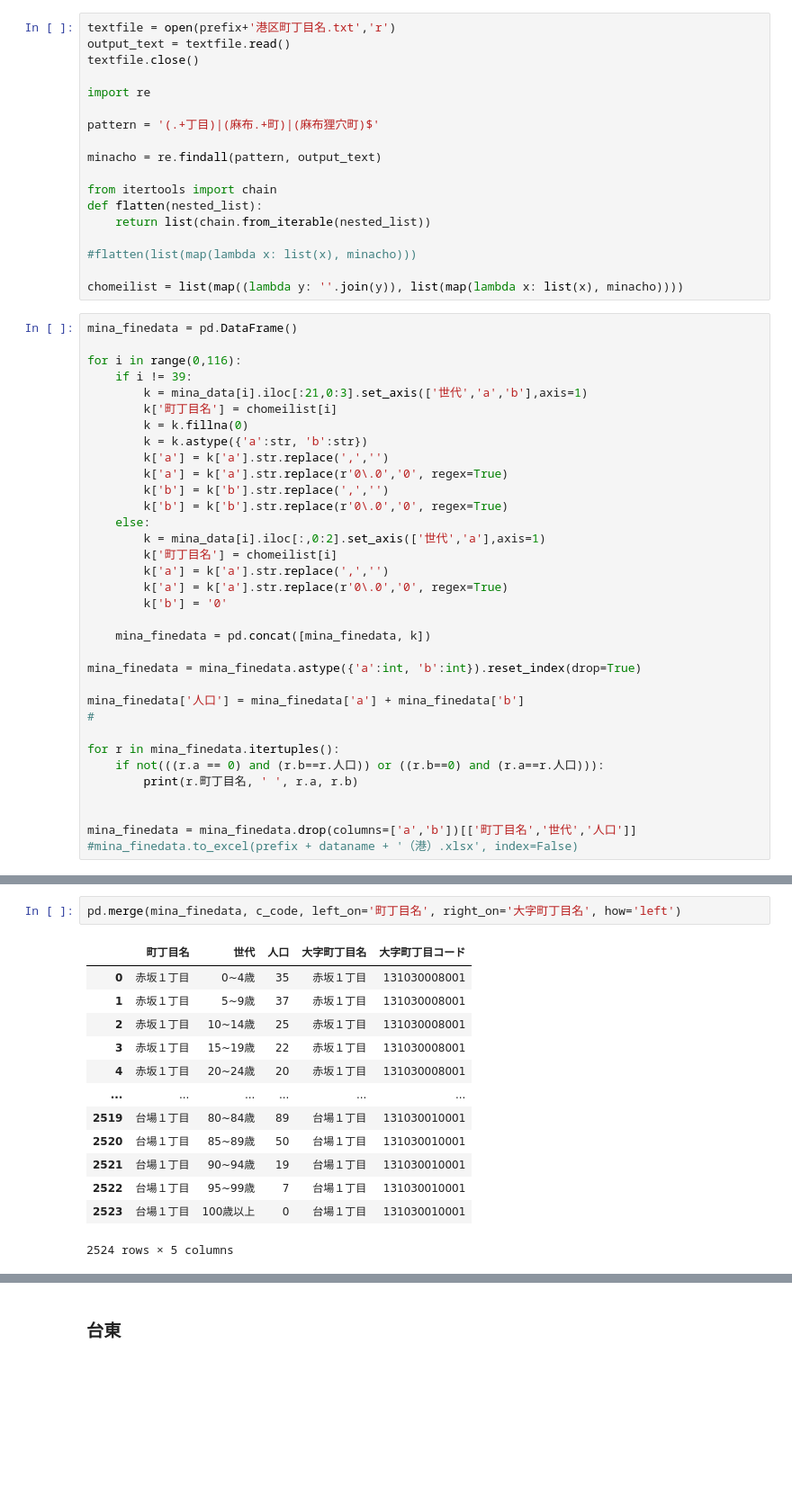
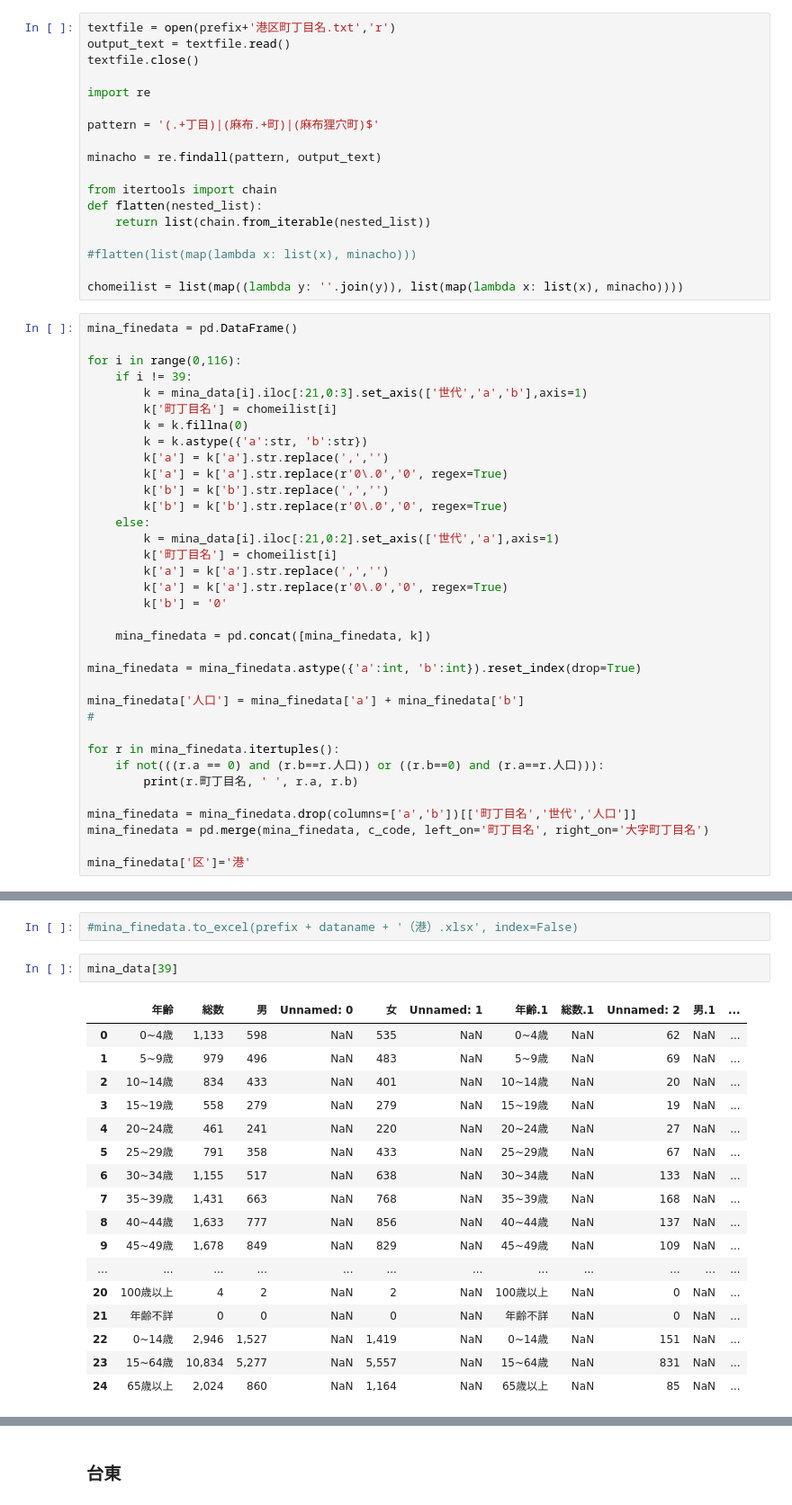
Before and after one commit to MasaoMori/Tokyo_Ward_Assembly_Election, a Jupyter notebook: jupyter/Population_age.ipynb, the cells around one changed output, grey strips where cells are left out. Shown: that part at 90% size. Saved outputs shown, nothing was run; the diff lists cells and outputs as text; blank space fills up the shorter version.

```diff
--- a/jupyter/Population_age.ipynb
+++ b/jupyter/Population_age.ipynb
@@ -284,7 +206,7 @@ for i in range(0,116):
         k['b'] = k['b'].str.replace(',','')
         k['b'] = k['b'].str.replace(r'0\.0','0', regex=True)
     else:
-        k = mina_data[i].iloc[:,0:2].set_axis(['世代','a'],axis=1)
+        k = mina_data[i].iloc[:21,0:2].set_axis(['世代','a'],axis=1)
         k['町丁目名'] = chomeilist[i]
         k['a'] = k['a'].str.replace(',','')
         k['a'] = k['a'].str.replace(r'0\.0','0', regex=True)
@@ -301,6 +223,7 @@ for r in mina_finedata.itertuples():
     if not(((r.a == 0) and (r.b==r.人口)) or ((r.b==0) and (r.a==r.人口))):
         print(r.町丁目名, ' ', r.a, r.b)
 
+mina_finedata = mina_finedata.drop(columns=['a','b'])[['町丁目名','世代','人口']]
+mina_finedata = pd.merge(mina_finedata, c_code, left_on='町丁目名', right_on='大字町丁目名')
 
-mina_finedata = mina_finedata.drop(columns=['a','b'])[['町丁目名','世代','人口']]
-#mina_finedata.to_excel(prefix + dataname + '（港）.xlsx', index=False)
+mina_finedata['区']='港'
@@ -322,17 +230,23 @@ c_code[c_code['大字町丁目名'].str.contains('赤坂')]
-# %%
-pd.merge(mina_finedata, c_code, left_on='町丁目名', right_on='大字町丁目名', how='left')
-# %% [output]
-|  | 町丁目名 | 世代 | 人口 | 大字町丁目名 | 大字町丁目コード |
-| 0 | 赤坂１丁目 | 0~4歳 | 35 | 赤坂１丁目 | 131030008001 |
-| 1 | 赤坂１丁目 | 5~9歳 | 37 | 赤坂１丁目 | 131030008001 |
-| 2 | 赤坂１丁目 | 10~14歳 | 25 | 赤坂１丁目 | 131030008001 |
-| 3 | 赤坂１丁目 | 15~19歳 | 22 | 赤坂１丁目 | 131030008001 |
-| 4 | 赤坂１丁目 | 20~24歳 | 20 | 赤坂１丁目 | 131030008001 |
-| ... | ... | ... | ... | ... | ... |
-| 2519 | 台場１丁目 | 80~84歳 | 89 | 台場１丁目 | 131030010001 |
-| 2520 | 台場１丁目 | 85~89歳 | 50 | 台場１丁目 | 131030010001 |
-| 2521 | 台場１丁目 | 90~94歳 | 19 | 台場１丁目 | 131030010001 |
-| 2522 | 台場１丁目 | 95~99歳 | 7 | 台場１丁目 | 131030010001 |
-| 2523 | 台場１丁目 | 100歳以上 | 0 | 台場１丁目 | 131030010001 |
-2524 rows × 5 columns
+# %%
+#mina_finedata.to_excel(prefix + dataname + '（港）.xlsx', index=False)
+# %%
+mina_data[39]
+# %% [output]
+|  | 年齢 | 総数 | 男 | Unnamed: 0 | 女 | Unnamed: 1 | 年齢.1 | 総数.1 | Unnamed: 2 | 男.1 | ... |
+| 0 | 0~4歳 | 1,133 | 598 | NaN | 535 | NaN | 0~4歳 | NaN | 62 | NaN | ... |
+| 1 | 5~9歳 | 979 | 496 | NaN | 483 | NaN | 5~9歳 | NaN | 69 | NaN | ... |
+| 2 | 10~14歳 | 834 | 433 | NaN | 401 | NaN | 10~14歳 | NaN | 20 | NaN | ... |
+| 3 | 15~19歳 | 558 | 279 | NaN | 279 | NaN | 15~19歳 | NaN | 19 | NaN | ... |
+| 4 | 20~24歳 | 461 | 241 | NaN | 220 | NaN | 20~24歳 | NaN | 27 | NaN | ... |
+| 5 | 25~29歳 | 791 | 358 | NaN | 433 | NaN | 25~29歳 | NaN | 67 | NaN | ... |
+| 6 | 30~34歳 | 1,155 | 517 | NaN | 638 | NaN | 30~34歳 | NaN | 133 | NaN | ... |
+| 7 | 35~39歳 | 1,431 | 663 | NaN | 768 | NaN | 35~39歳 | NaN | 168 | NaN | ... |
+| 8 | 40~44歳 | 1,633 | 777 | NaN | 856 | NaN | 40~44歳 | NaN | 137 | NaN | ... |
+| 9 | 45~49歳 | 1,678 | 849 | NaN | 829 | NaN | 45~49歳 | NaN | 109 | NaN | ... |
+| ... | ... | ... | ... | ... | ... | ... | ... | ... | ... | ... | ... |
+| 20 | 100歳以上 | 4 | 2 | NaN | 2 | NaN | 100歳以上 | NaN | 0 | NaN | ... |
+| 21 | 年齢不詳 | 0 | 0 | NaN | 0 | NaN | 年齢不詳 | NaN | 0 | NaN | ... |
+| 22 | 0~14歳 | 2,946 | 1,527 | NaN | 1,419 | NaN | 0~14歳 | NaN | 151 | NaN | ... |
+| 23 | 15~64歳 | 10,834 | 5,277 | NaN | 5,557 | NaN | 15~64歳 | NaN | 831 | NaN | ... |
+| 24 | 65歳以上 | 2,024 | 860 | NaN | 1,164 | NaN | 65歳以上 | NaN | 85 | NaN | ... |
 # %% [markdown]
```
Also changed, not shown: parts of 35 cells of this notebook, 3 other files.
